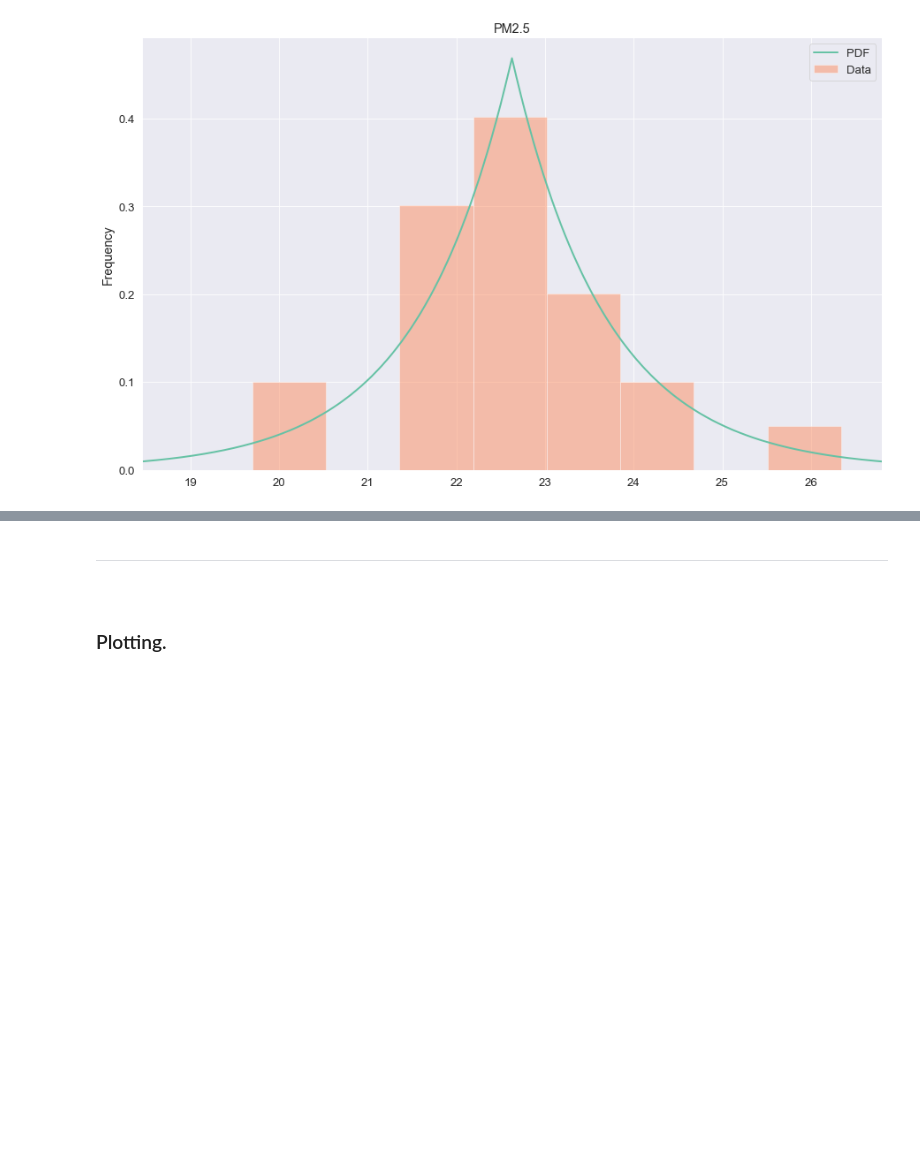
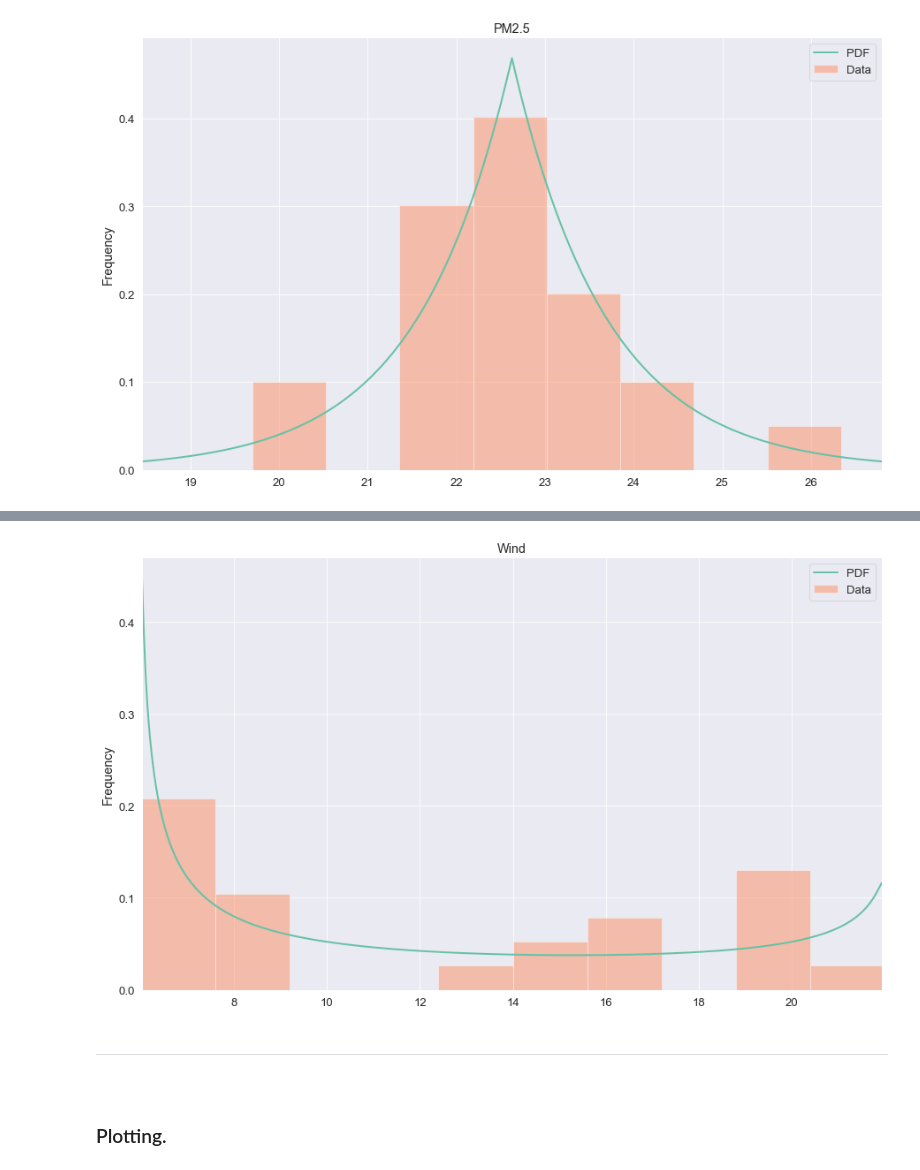
Before and after one commit to olgarozhdestvina/Air-Pollution-in-Dublin, a Jupyter notebook: Dublin_Air_Pollution.ipynb, the cells around one changed output, grey strips where cells are left out. Drawn from its saved outputs; the diff is of its cells as text; code cells hidden in the pictures; blank space fills up the shorter version.

Commit message:
Performed K-S on Wind data and plotted it with johnsonsb distribution fitted.

```diff
--- a/Dublin_Air_Pollution.ipynb
+++ b/Dublin_Air_Pollution.ipynb
@@ -484,3 +511,8 @@ plot_data_with_pdf_fitted("PM2.5", laplace)
+# %%
+# Plot Wind with johnsonsb distribution fitted.
+plot_data_with_pdf_fitted("Wind", johnsonsb)
+# %% [output]
+[figure, added]
 # %% [markdown]
 ___
 
```
Also changed, not shown: parts of 2 cells of this notebook.
